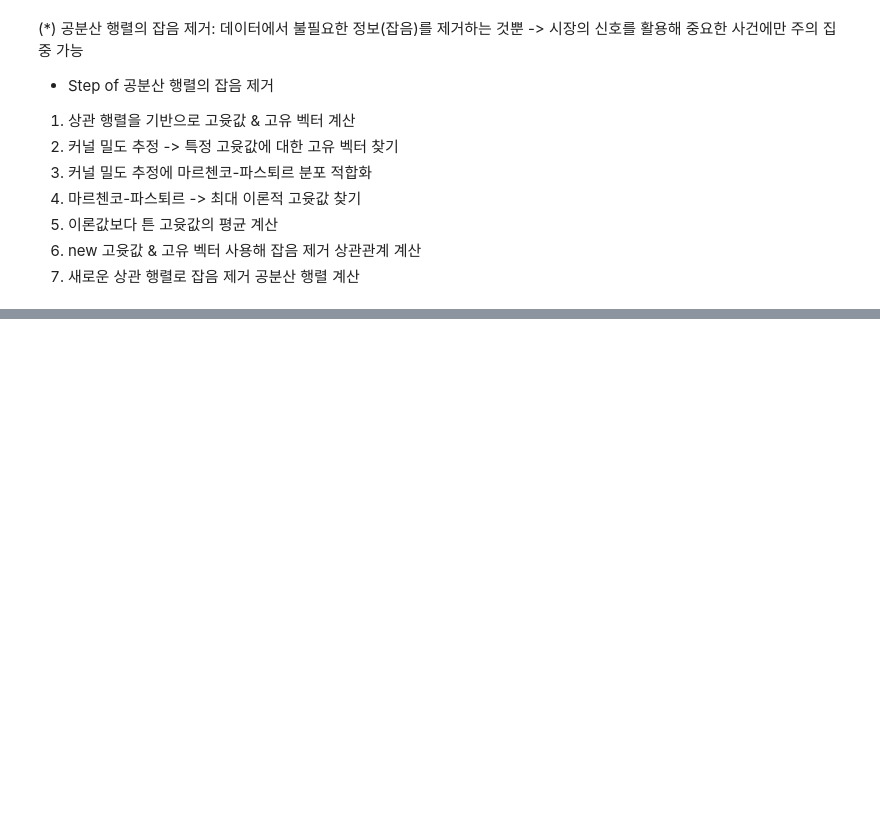
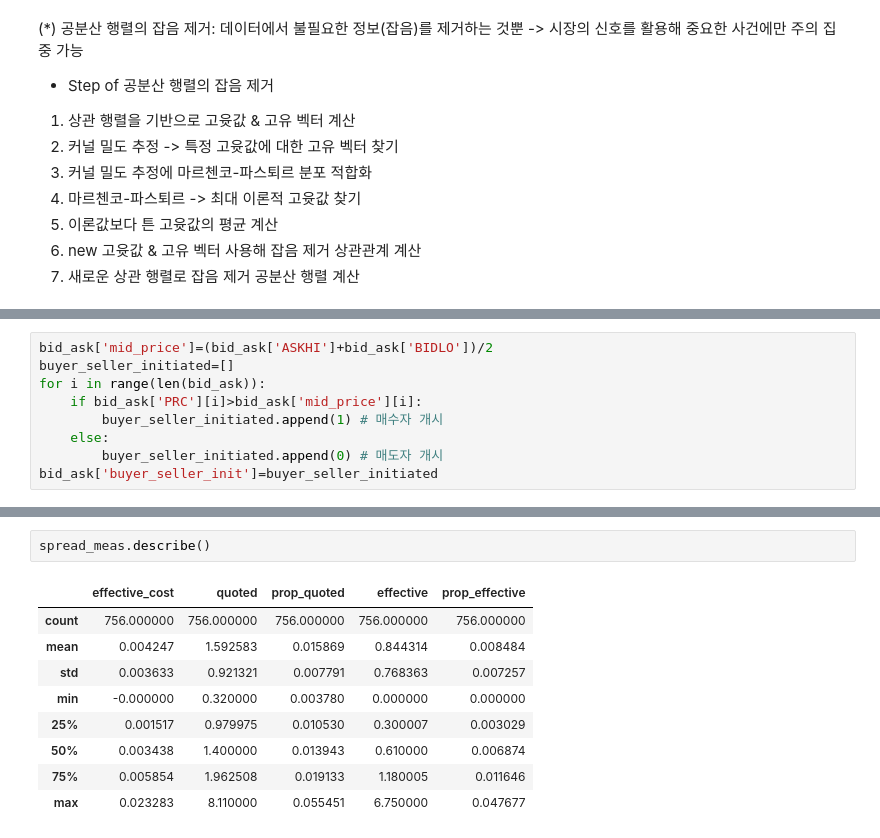
Before and after one commit to serah6057-beep/ML-For-Risk-Management, a Jupyter notebook: Ch5.ipynb, the cells around one changed output, grey strips where cells are left out. Drawn from its saved outputs; the diff is of its cells as text; blank space fills up the shorter version.

```diff
--- a/Ch5.ipynb
+++ b/Ch5.ipynb
@@ -334,0 +401,9 @@ plotting(corr_coef, q)
+# %%
+bid_ask['mid_price']=(bid_ask['ASKHI']+bid_ask['BIDLO'])/2
+buyer_seller_initiated=[]
+for i in range(len(bid_ask)):
+    if bid_ask['PRC'][i]>bid_ask['mid_price'][i]:
+        buyer_seller_initiated.append(1) # 매수자 개시
+    else:
+        buyer_seller_initiated.append(0) # 매도자 개시
+bid_ask['buyer_seller_init']=buyer_seller_initiated
@@ -334,0 +433,12 @@ plotting(corr_coef, q)
+# %%
+spread_meas.describe()
+# %% [output]
+|  | effective_cost | quoted | prop_quoted | effective | prop_effective |
+| count | 756.000000 | 756.000000 | 756.000000 | 756.000000 | 756.000000 |
+| mean | 0.004247 | 1.592583 | 0.015869 | 0.844314 | 0.008484 |
+| std | 0.003633 | 0.921321 | 0.007791 | 0.768363 | 0.007257 |
+| min | -0.000000 | 0.320000 | 0.003780 | 0.000000 | 0.000000 |
+| 25% | 0.001517 | 0.979975 | 0.010530 | 0.300007 | 0.003029 |
+| 50% | 0.003438 | 1.400000 | 0.013943 | 0.610000 | 0.006874 |
+| 75% | 0.005854 | 1.962508 | 0.019133 | 1.180005 | 0.011646 |
+| max | 0.023283 | 8.110000 | 0.055451 | 6.750000 | 0.047677 |
```
Also changed, not shown: parts of 32 cells of this notebook.
